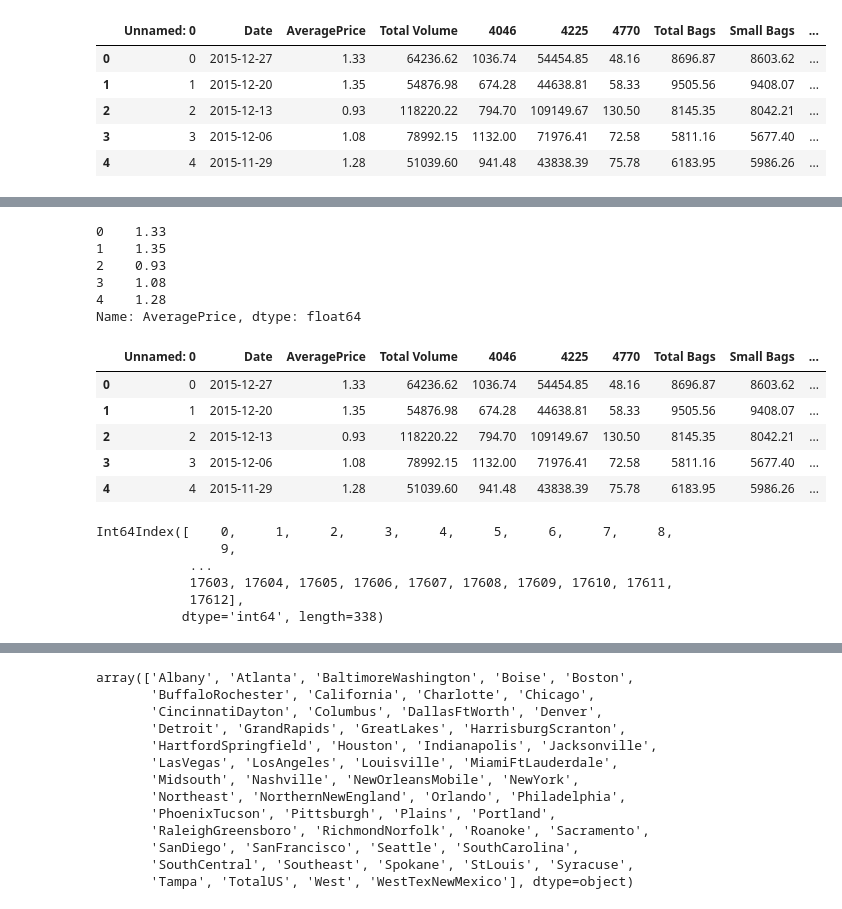
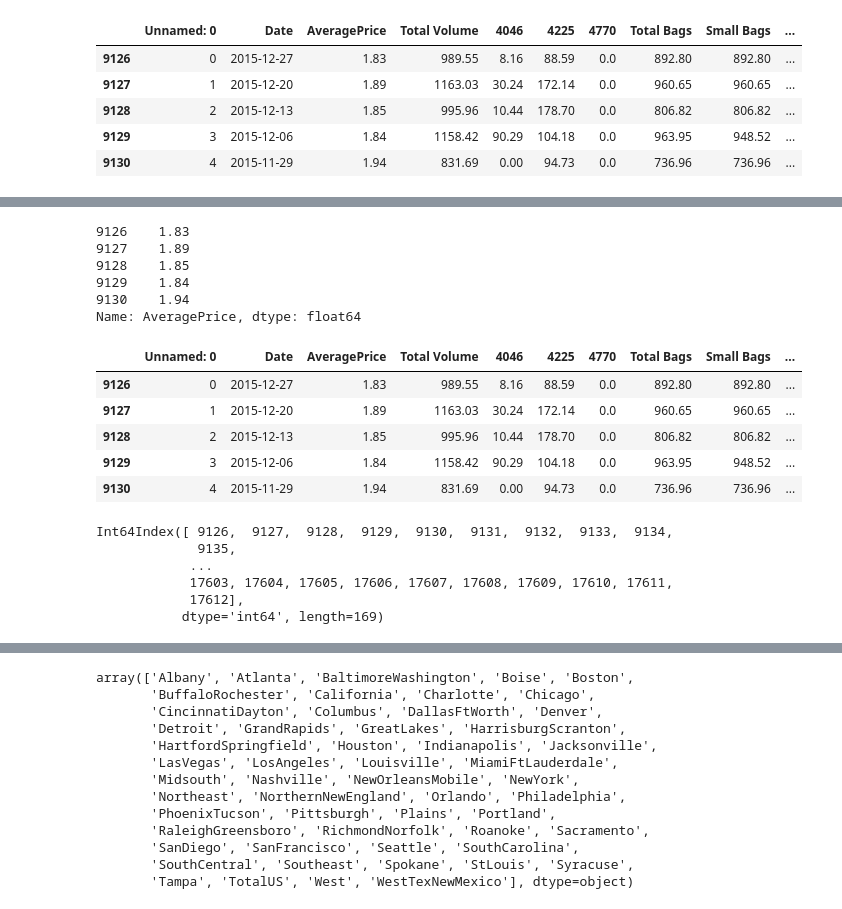
Before and after one commit to Carrieukie/Data-Analysis, a Jupyter notebook: Avocado.ipynb, the cells around one changed output, grey strips where cells are left out. Cells and saved outputs as stored; diff of their text form; code cells hidden in the pictures.

```diff
--- a/Avocado.ipynb
+++ b/Avocado.ipynb
@@ -1,17 +1,18 @@
 # %%
 import pandas as pd
 
 df = pd.read_csv("datasets/avocado.csv")
+df = df.copy()[df['type'] == "organic"]
 df['Date'] = pd.to_datetime(df['Date'])
 
 df.head()
 # %% [output]
 |  | Unnamed: 0 | Date | AveragePrice | Total Volume | 4046 | 4225 | 4770 | Total Bags | Small Bags | ... |
-| 0 | 0 | 2015-12-27 | 1.33 | 64236.62 | 1036.74 | 54454.85 | 48.16 | 8696.87 | 8603.62 | ... |
-| 1 | 1 | 2015-12-20 | 1.35 | 54876.98 | 674.28 | 44638.81 | 58.33 | 9505.56 | 9408.07 | ... |
-| 2 | 2 | 2015-12-13 | 0.93 | 118220.22 | 794.70 | 109149.67 | 130.50 | 8145.35 | 8042.21 | ... |
-| 3 | 3 | 2015-12-06 | 1.08 | 78992.15 | 1132.00 | 71976.41 | 72.58 | 5811.16 | 5677.40 | ... |
-| 4 | 4 | 2015-11-29 | 1.28 | 51039.60 | 941.48 | 43838.39 | 75.78 | 6183.95 | 5986.26 | ... |
+| 9126 | 0 | 2015-12-27 | 1.83 | 989.55 | 8.16 | 88.59 | 0.0 | 892.80 | 892.80 | ... |
+| 9127 | 1 | 2015-12-20 | 1.89 | 1163.03 | 30.24 | 172.14 | 0.0 | 960.65 | 960.65 | ... |
+| 9128 | 2 | 2015-12-13 | 1.85 | 995.96 | 10.44 | 178.70 | 0.0 | 806.82 | 806.82 | ... |
+| 9129 | 3 | 2015-12-06 | 1.84 | 1158.42 | 90.29 | 104.18 | 0.0 | 963.95 | 948.52 | ... |
+| 9130 | 4 | 2015-11-29 | 1.94 | 831.69 | 0.00 | 94.73 | 0.0 | 736.96 | 736.96 | ... |
 # %%
 df.tail()
 # %% [output]
@@ -24,31 +25,31 @@ df.tail()
 # %%
 df["AveragePrice"].head()
 # %% [output]
-0    1.33
-1    1.35
-2    0.93
-3    1.08
-4    1.28
+9126    1.83
+9127    1.89
+9128    1.85
+9129    1.84
+9130    1.94
 Name: AveragePrice, dtype: float64
 # %%
 albany = df[df["region"] == "Albany"]
 albany.head()
 # %% [output]
 |  | Unnamed: 0 | Date | AveragePrice | Total Volume | 4046 | 4225 | 4770 | Total Bags | Small Bags | ... |
-| 0 | 0 | 2015-12-27 | 1.33 | 64236.62 | 1036.74 | 54454.85 | 48.16 | 8696.87 | 8603.62 | ... |
-| 1 | 1 | 2015-12-20 | 1.35 | 54876.98 | 674.28 | 44638.81 | 58.33 | 9505.56 | 9408.07 | ... |
-| 2 | 2 | 2015-12-13 | 0.93 | 118220.22 | 794.70 | 109149.67 | 130.50 | 8145.35 | 8042.21 | ... |
-| 3 | 3 | 2015-12-06 | 1.08 | 78992.15 | 1132.00 | 71976.41 | 72.58 | 5811.16 | 5677.40 | ... |
-| 4 | 4 | 2015-11-29 | 1.28 | 51039.60 | 941.48 | 43838.39 | 75.78 | 6183.95 | 5986.26 | ... |
+| 9126 | 0 | 2015-12-27 | 1.83 | 989.55 | 8.16 | 88.59 | 0.0 | 892.80 | 892.80 | ... |
+| 9127 | 1 | 2015-12-20 | 1.89 | 1163.03 | 30.24 | 172.14 | 0.0 | 960.65 | 960.65 | ... |
+| 9128 | 2 | 2015-12-13 | 1.85 | 995.96 | 10.44 | 178.70 | 0.0 | 806.82 | 806.82 | ... |
+| 9129 | 3 | 2015-12-06 | 1.84 | 1158.42 | 90.29 | 104.18 | 0.0 | 963.95 | 948.52 | ... |
+| 9130 | 4 | 2015-11-29 | 1.94 | 831.69 | 0.00 | 94.73 | 0.0 | 736.96 | 736.96 | ... |
 # %%
 albany.index
 # %% [output]
-Int64Index([    0,     1,     2,     3,     4,     5,     6,     7,     8,
-                9,
+Int64Index([ 9126,  9127,  9128,  9129,  9130,  9131,  9132,  9133,  9134,
+             9135,
             ...
             17603, 17604, 17605, 17606, 17607, 17608, 17609, 17610, 17611,
             17612],
-           dtype='int64', length=338)
+           dtype='int64', length=169)
 # %%
 albany.set_index('Date', inplace = True)
 # %%
```
Also changed, not shown: parts of 14 cells of this notebook, 2 other files.
